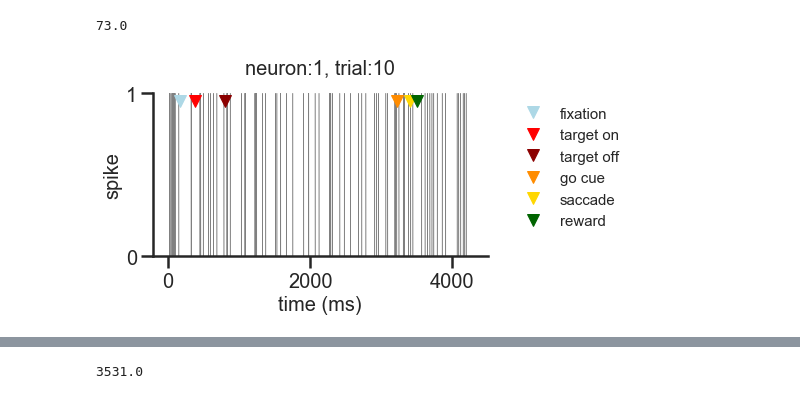
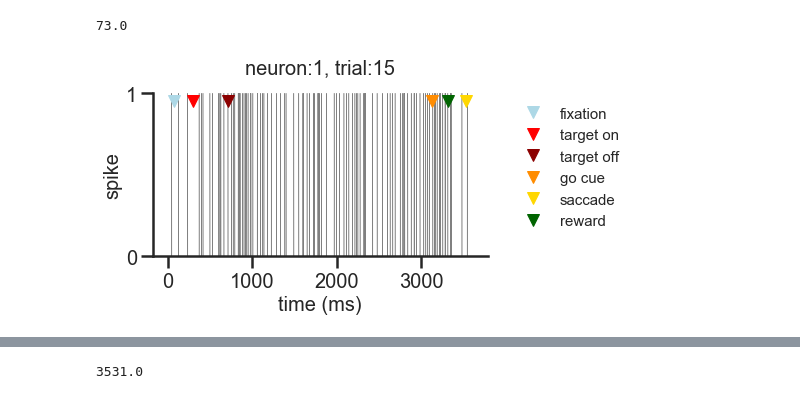
Before and after one commit to davidbestue/interference_topography, a Jupyter notebook: monkey_melanie/tuning_curves_Mel.ipynb, the cells around one changed output, grey strips where cells are left out. Saved outputs shown, nothing was run; the diff lists cells and outputs as text; code cells hidden in the pictures.

```diff
--- a/monkey_melanie/tuning_curves_Mel.ipynb
+++ b/monkey_melanie/tuning_curves_Mel.ipynb
@@ -77,31 +77,31 @@ saccade                                                       1862
 reward                                                        1862
 # %%
 neuron_number=1
-trial_number=10
+trial_number=15
 plt.figure(figsize=(6,3))
 
 n_x = np.array(df_dat['sp_train'].iloc[trial_number].todense())[neuron_number,:]
 plt.plot(np.arange(1, len(n_x)+1,1), n_x, color='grey', linewidth=0.5)
 plt.gca().spines['right'].set_visible(False)  # aesthetics                                                                              # remove right spines
 plt.gca().spines['top'].set_visible(False)                                                                                  # remove top spines
 plt.gca().get_xaxis().tick_bottom()
 plt.gca().get_yaxis().tick_left()
 plt.gca().tick_params(direction='out') #direction
 plt.ylabel('spike', fontsize=20)
 plt.xlabel('time (ms)', fontsize=20)
 plt.ylim(0,1)
 plt.yticks([0,1]);
 plt.xticks(fontsize=20)
 plt.yticks(fontsize=20)
 
 plt.plot(df_dat['fix'].iloc[trial_number], 0.95, marker='v', linewidth=0, color='lightblue', label='fixation')
 plt.plot(df_dat['targ_on'].iloc[trial_number], 0.95, marker='v', linewidth=0, color='red', label='target on')
 plt.plot(df_dat['targ_off'].iloc[trial_number], 0.95, marker='v', linewidth=0, color='darkred', label='target off')
 plt.plot(df_dat['go_cue'].iloc[trial_number], 0.95, marker='v', linewidth=0, color='darkorange', label='go cue')
 plt.plot(df_dat['saccade'].iloc[trial_number], 0.95, marker='v', linewidth=0, color='gold', label='saccade')
 plt.plot(df_dat['reward'].iloc[trial_number], 0.95, marker='v', linewidth=0, color='darkgreen', label='reward')
 
 plt.legend(frameon=False, bbox_to_anchor=(1.05, 1), fontsize=15)
 plt.title('neuron:' + str(neuron_number) + ', trial:' +str(trial_number), fontsize=20, pad=20);
 # %% [output]
-[figure, old version]
+[figure, new version]
```
Also changed, not shown: parts of 1 cell of this notebook.
